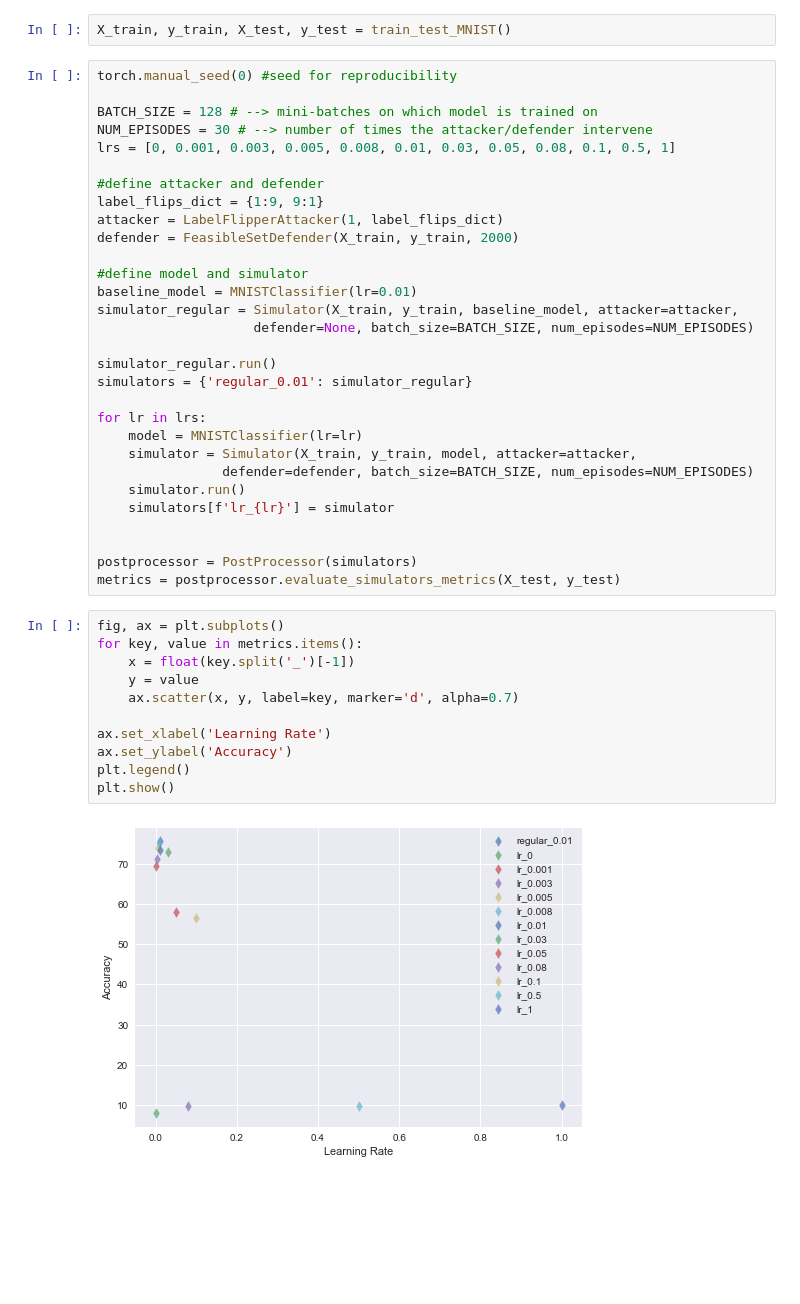
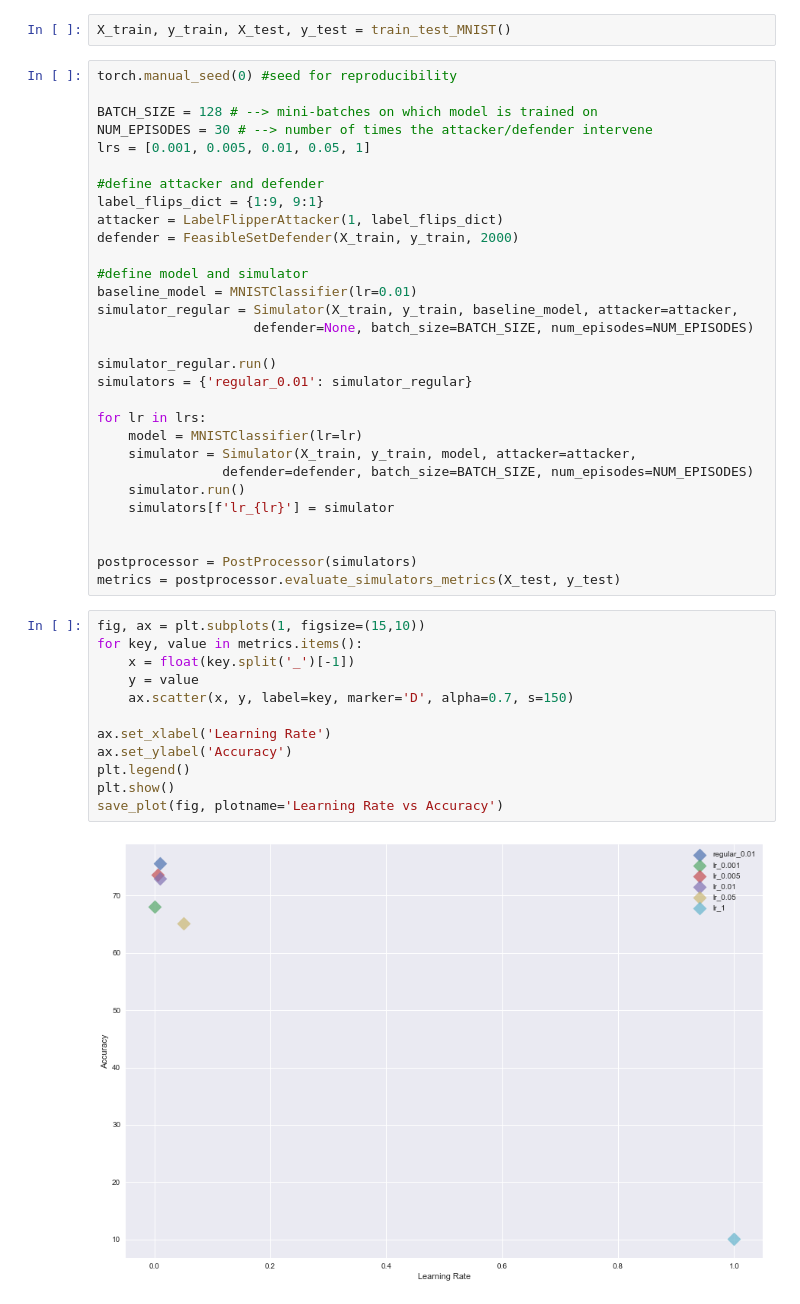
Before and after one commit to oskarfernlund/niteshade, a Jupyter notebook: demo_2.ipynb, the cells around one changed output. Saved outputs shown, nothing was run; the diff lists cells and outputs as text; blank space fills up the shorter version.

```diff
--- a/demo_2.ipynb
+++ b/demo_2.ipynb
@@ -35,7 +35,7 @@ torch.manual_seed(0) #seed for reproducibility
 
 BATCH_SIZE = 128 # --> mini-batches on which model is trained on
 NUM_EPISODES = 30 # --> number of times the attacker/defender intervene
-lrs = [0, 0.001, 0.003, 0.005, 0.008, 0.01, 0.03, 0.05, 0.08, 0.1, 0.5, 1]
+lrs = [0.001, 0.005, 0.01, 0.05, 1]
 
 #define attacker and defender
 label_flips_dict = {1:9, 9:1}
@@ -61,15 +61,16 @@ for lr in lrs:
 postprocessor = PostProcessor(simulators)
 metrics = postprocessor.evaluate_simulators_metrics(X_test, y_test)
 # %%
-fig, ax = plt.subplots()
+fig, ax = plt.subplots(1, figsize=(15,10))
 for key, value in metrics.items():
     x = float(key.split('_')[-1])
     y = value
-    ax.scatter(x, y, label=key, marker='d', alpha=0.7)
+    ax.scatter(x, y, label=key, marker='D', alpha=0.7, s=150)
 
 ax.set_xlabel('Learning Rate')
 ax.set_ylabel('Accuracy')
 plt.legend()
 plt.show()
+save_plot(fig, plotname='Learning Rate vs Accuracy')
 # %% [output]
-[figure, old version]
+[figure, new version]
```
Also changed, not shown: parts of 6 cells of this notebook.
